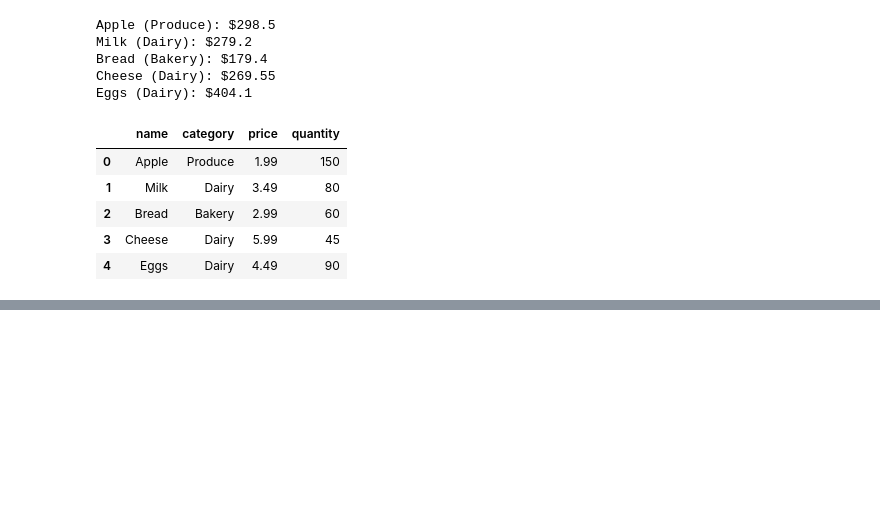
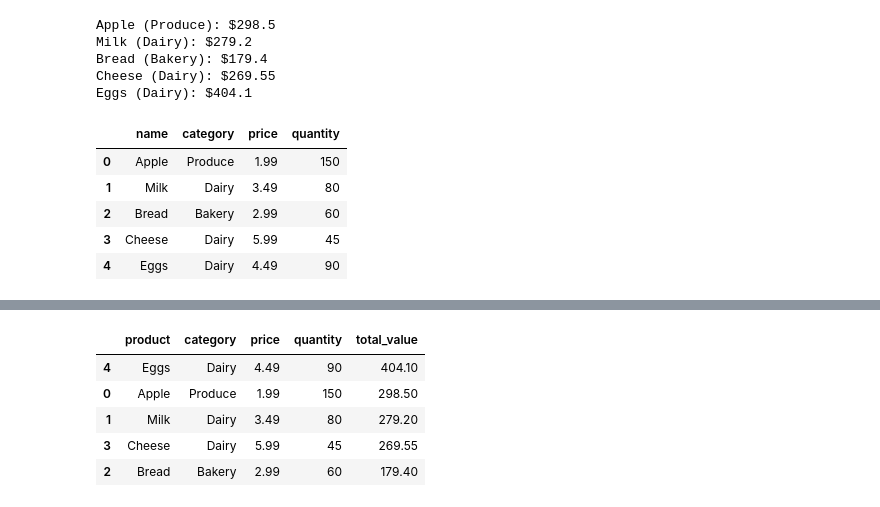
Before and after one commit to biggieri/my-first-project, a Jupyter notebook: first-notebook.ipynb, the cells around one changed output, grey strips where cells are left out. Cells and saved outputs as stored; diff of their text form; code cells hidden in the pictures; blank space fills up the shorter version.

```diff
--- a/first-notebook.ipynb
+++ b/first-notebook.ipynb
@@ -192,0 +202,9 @@ df2
+# %%
+df.sort_values("total_value", ascending=False)
+# %% [output]
+|  | product | category | price | quantity | total_value |
+| 4 | Eggs | Dairy | 4.49 | 90 | 404.10 |
+| 0 | Apple | Produce | 1.99 | 150 | 298.50 |
+| 1 | Milk | Dairy | 3.49 | 80 | 279.20 |
+| 3 | Cheese | Dairy | 5.99 | 45 | 269.55 |
+| 2 | Bread | Bakery | 2.99 | 60 | 179.40 |
```
Also changed, not shown: parts of 12 cells of this notebook, 1 other file.
